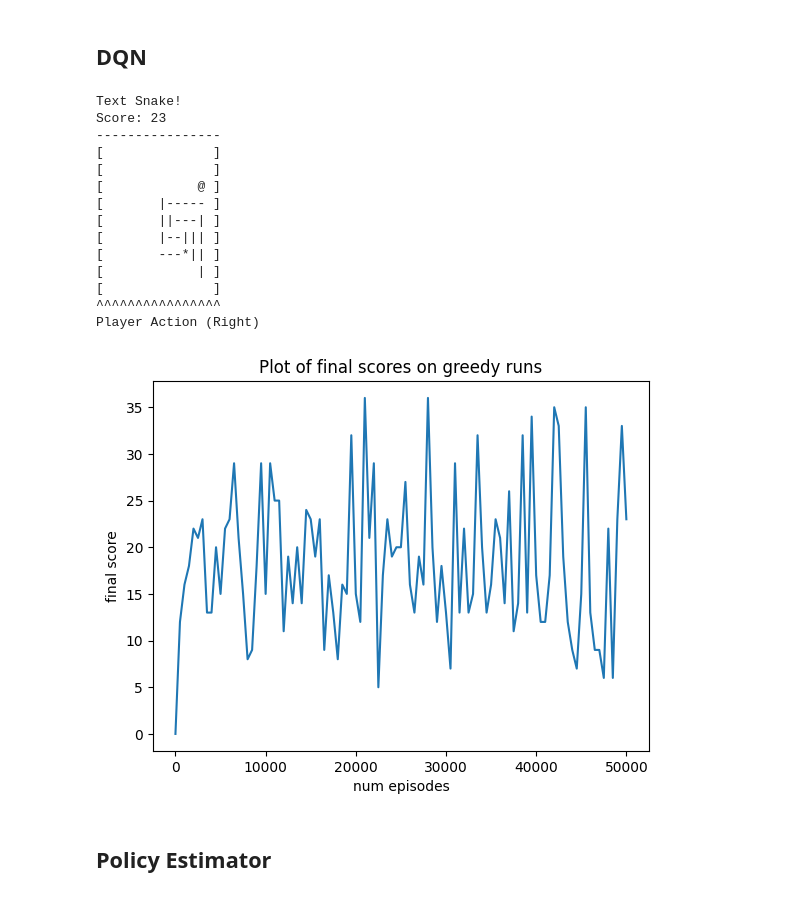
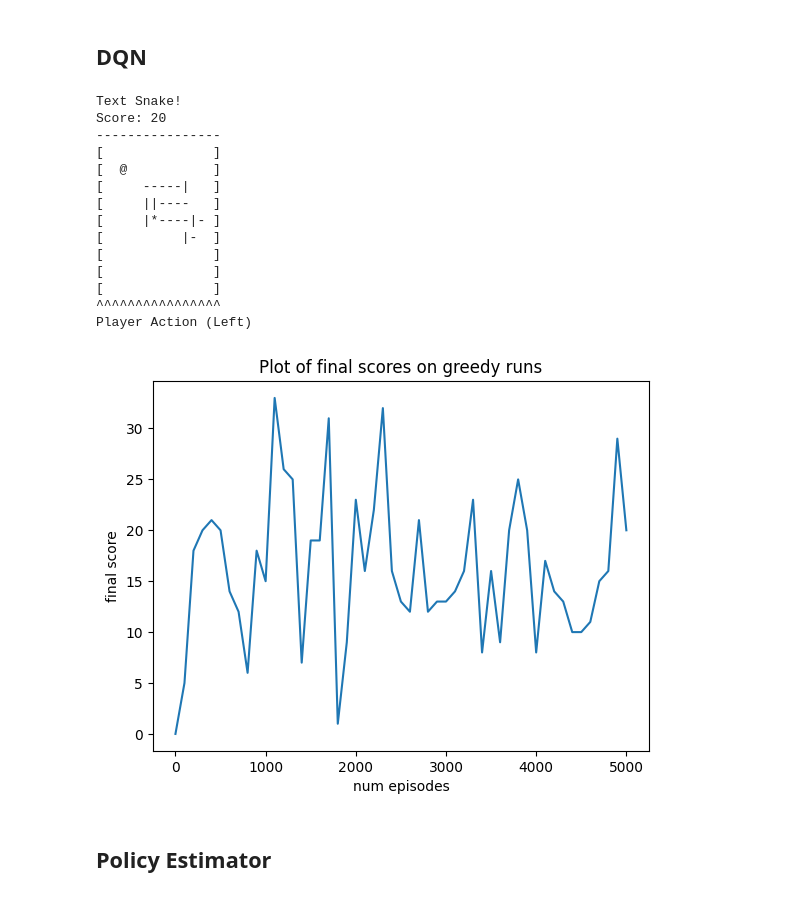
Before and after one commit to axeld5/rl_project, a Jupyter notebook: snake_game.ipynb, the cells around one changed output. Cells and saved outputs as stored; diff of their text form; code cells hidden in the pictures.

Commit message:
giving curves

```diff
--- a/snake_game.ipynb
+++ b/snake_game.ipynb
@@ -12,10 +12,10 @@ import matplotlib.pyplot as plt
 from text_snake_simple import TextSnakeEnvSimple
 
 env = TextSnakeEnvSimple(screen_size=(15, 10), colab=True)
-num_runs = 100
+num_runs = 50
 x_list = list(range(num_runs+1))
 for i, elem in enumerate(x_list):
-    x_list[i] = elem*500
+    x_list[i] = elem*100
 # %% [markdown]
 # Running the Algorithms
 # %% [markdown]
@@ -30,14 +30,14 @@ agent_info = {"num_actions": 3, "num_states": len(state_dict), "EPS_START": 0.9,
 esarsa_agent = ExpectedSarsaAgent()
 esarsa_agent.agent_init(agent_info)
 esarsa_score_list = [0]
-num_episodes = 500
-for run in tqdm.tqdm(range(num_runs)):
+num_episodes = 1000
+for run in tqdm.tqdm(range(num_runs//10)):
     steps_done = 0
     for episode in tqdm.tqdm(range(num_episodes)):
-        if episode+1 == num_episodes and run+1 == num_runs:
+        if episode+1 == num_episodes and run+1 == num_runs//10:
             steps_done, converged, score = run_episode(env, esarsa_agent, episode, state_dict, steps_done, False, True)
             esarsa_score_list.append(score)
-        elif (episode+1)%500 == 0:
+        elif (episode+1)%100 == 0:
             steps_done, converged, score = run_episode(env, esarsa_agent, episode, state_dict, steps_done, False, False)
             esarsa_score_list.append(score)
         else:
@@ -70,43 +70,43 @@ from dqn_functions.dqn_trainer import QTrainer
 
 qtrainer = QTrainer()
 dqn_score_list = [0]
 for j in tqdm.tqdm(range(num_runs)):
-    qtrainer.train(env, 500)
+    qtrainer.train(env, 100)
     obs, info = env.reset()
     done = False
     n_steps = 0
     while not done and n_steps < 5000:
         prediction = qtrainer.model(torch.tensor(obs, dtype=torch.float))
         action = qtrainer.argmax(prediction).item()
         obs, reward, done, _, info = env.step(action)
         n_steps += 1
         if j+1 == num_runs:
             env.render()
         if done:
             break
     dqn_score_list.append(info["score"])
     env.close()
 plt.plot(x_list, dqn_score_list)
 plt.title("Plot of final scores on greedy runs")
 plt.xlabel("num episodes")
 plt.ylabel("final score")
 plt.show()
 # %% [output]
 Text Snake!
-Score: 23
+Score: 20
 ----------------
 [              ]
+[  @           ]
+[     -----|   ]
+[     ||----   ]
+[     |*----|- ]
+[          |-  ]
 [              ]
-[            @ ]
-[       |----- ]
-[       ||---| ]
-[       |--||| ]
-[       ---*|| ]
-[            | ]
+[              ]
 [              ]
 ^^^^^^^^^^^^^^^^
-Player Action (Right)
+Player Action (Left)
-[figure, old version]
+[figure, new version]
 # %% [markdown]
 ## Policy Estimator
 # %%
```
Also changed, not shown: parts of 15 cells of this notebook, 1 other file.
